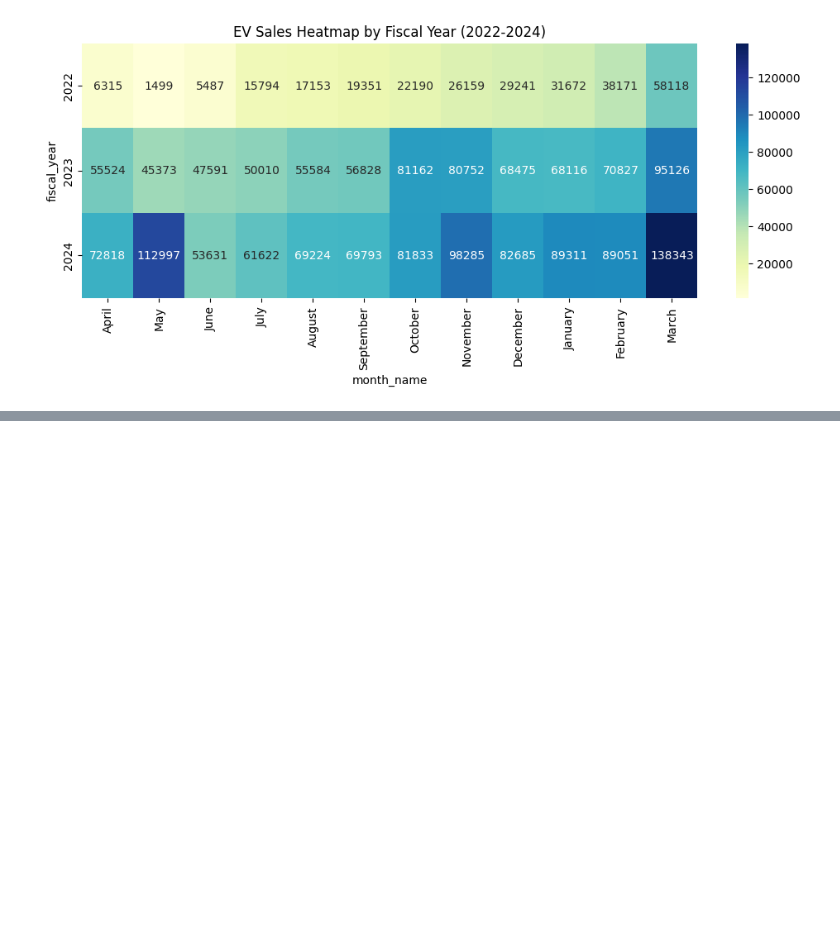
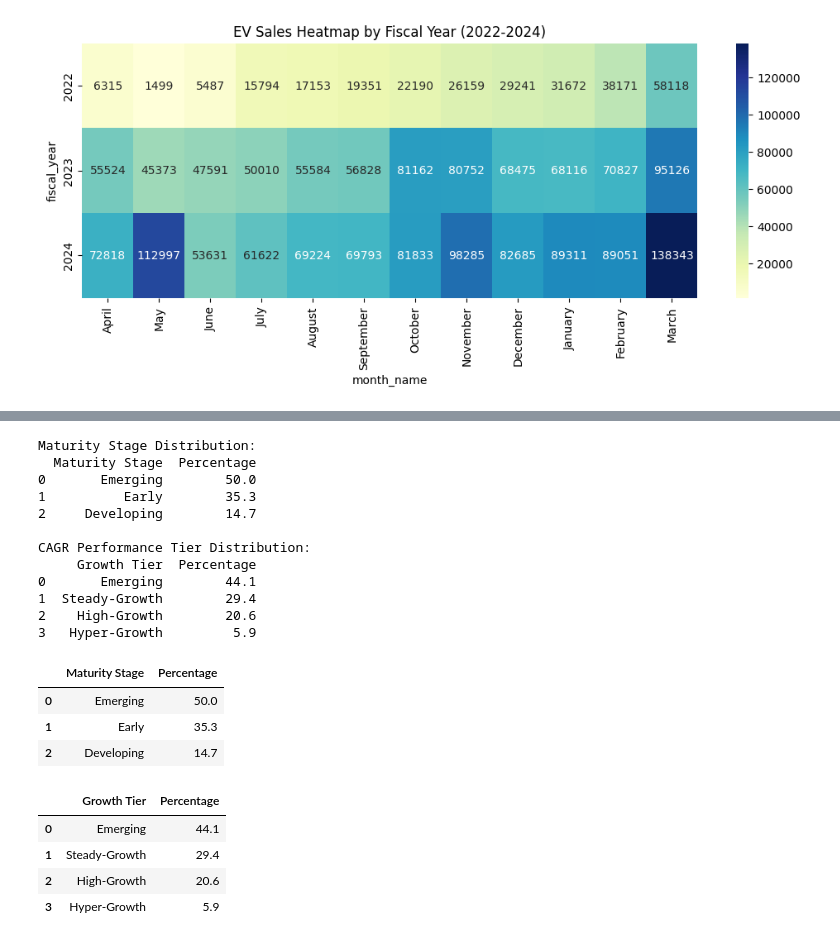
Before and after one commit to sadiqhasanrupani/ev-analysis, a Jupyter notebook: notebooks/research/ev_peak_low_months.ipynb, the cells around one changed output, grey strips where cells are left out. Cells and saved outputs as stored; diff of their text form; code cells hidden in the pictures; blank space fills up the shorter version.

```diff
--- a/notebooks/research/ev_peak_low_months.ipynb
+++ b/notebooks/research/ev_peak_low_months.ipynb
@@ -160,0 +277,48 @@ plt.show()
+# %%
+# Maturity Stage distribution table
+maturity_distribution = (
+    state_maturity['maturity_stage']
+    .value_counts(normalize=True) * 100
+).round(1).reset_index()
+
+maturity_distribution.columns = ['Maturity Stage', 'Percentage']
+
+# CAGR Performance Tier distribution table
+growth_distribution = (
+    state_maturity['growth_tier']
+    .value_counts(normalize=True) * 100
+).round(1).reset_index()
+
+growth_distribution.columns = ['Growth Tier', 'Percentage']
+
+print("Maturity Stage Distribution:")
+print(maturity_distribution)
+
+print("\nCAGR Performance Tier Distribution:")
+print(growth_distribution)
+
+# Optionally display as tables in notebook
+display(maturity_distribution)
+display(growth_distribution)
+# %% [output]
+Maturity Stage Distribution:
+  Maturity Stage  Percentage
+0       Emerging        50.0
+1          Early        35.3
+2     Developing        14.7
+
+CAGR Performance Tier Distribution:
+     Growth Tier  Percentage
+0       Emerging        44.1
+1  Steady-Growth        29.4
+2    High-Growth        20.6
+3   Hyper-Growth         5.9
+|  | Maturity Stage | Percentage |
+| 0 | Emerging | 50.0 |
+| 1 | Early | 35.3 |
+| 2 | Developing | 14.7 |
+|  | Growth Tier | Percentage |
+| 0 | Emerging | 44.1 |
+| 1 | Steady-Growth | 29.4 |
+| 2 | High-Growth | 20.6 |
+| 3 | Hyper-Growth | 5.9 |
```
Also changed, not shown: parts of 6 cells of this notebook, 23 other files.
